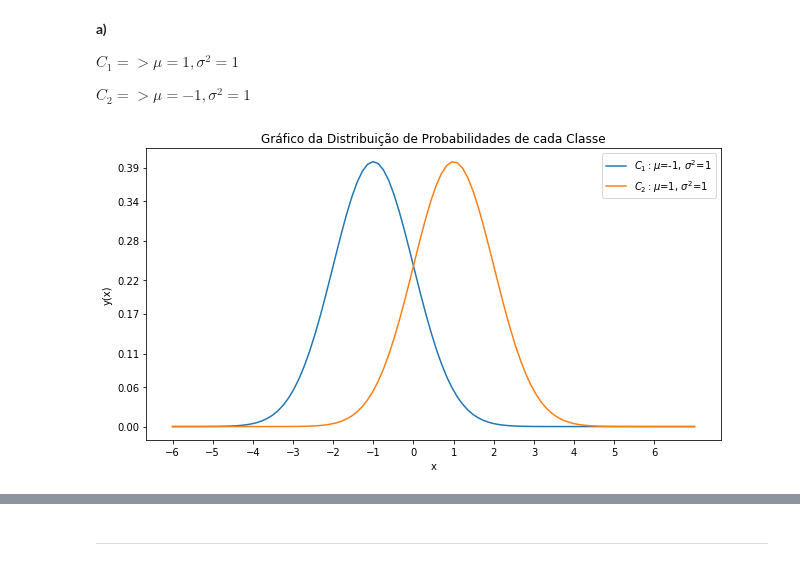
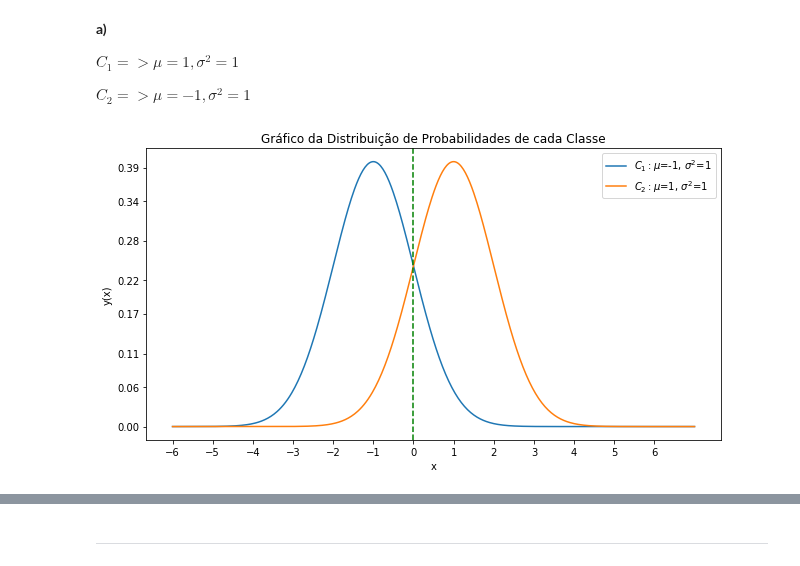
Before and after one commit to rdenadai/ia006c, a Jupyter notebook: notebooks/EFC01.ipynb, the cells around one changed output, grey strips where cells are left out. Cells and saved outputs as stored; diff of their text form; code cells hidden in the pictures.

```diff
--- a/notebooks/EFC01.ipynb
+++ b/notebooks/EFC01.ipynb
@@ -220,25 +220,26 @@ $C_1 =>\mu = 1, \sigma^2 = 1$
 
 $C_2 =>\mu = -1, \sigma^2 = 1$
 # %%
-N = 100
+N = 500
 space = np.linspace(-6, 7, N)
 px1 = norm(-1, np.sqrt(1))
 px2 = norm(1, np.sqrt(1))
 
 fig = plt.figure(1, figsize=(17, 5))
 plt.subplot(121)
 plt.title('Gráfico da Distribuição de Probabilidades de cada Classe')
 plt.xlabel('x')
 plt.ylabel('y(x)')
 plt.xticks(np.arange(-6, 7))
 plt.yticks(np.round(np.linspace(0, 0.45, 9), 2))
 plt.plot(space, px1.pdf(space), color='C0', markersize=3, label='$C_1 : \mu$=-1, $\sigma^2$=1')
 plt.plot(space, px2.pdf(space), color='C1', markersize=3, label='$C_2 : \mu$=1, $\sigma^2$=1')
+plt.axvline(x=0, label='', ls='--', color='g')
 plt.legend()
 plt.tight_layout()
 plt.show()
 # %% [output]
-[figure, old version]
+[figure, new version]
 # %% [markdown]
 Função de probabilidade de densidade da Distribuição Normal é dada por:
 
```
Also changed, not shown: parts of 5 cells of this notebook.
